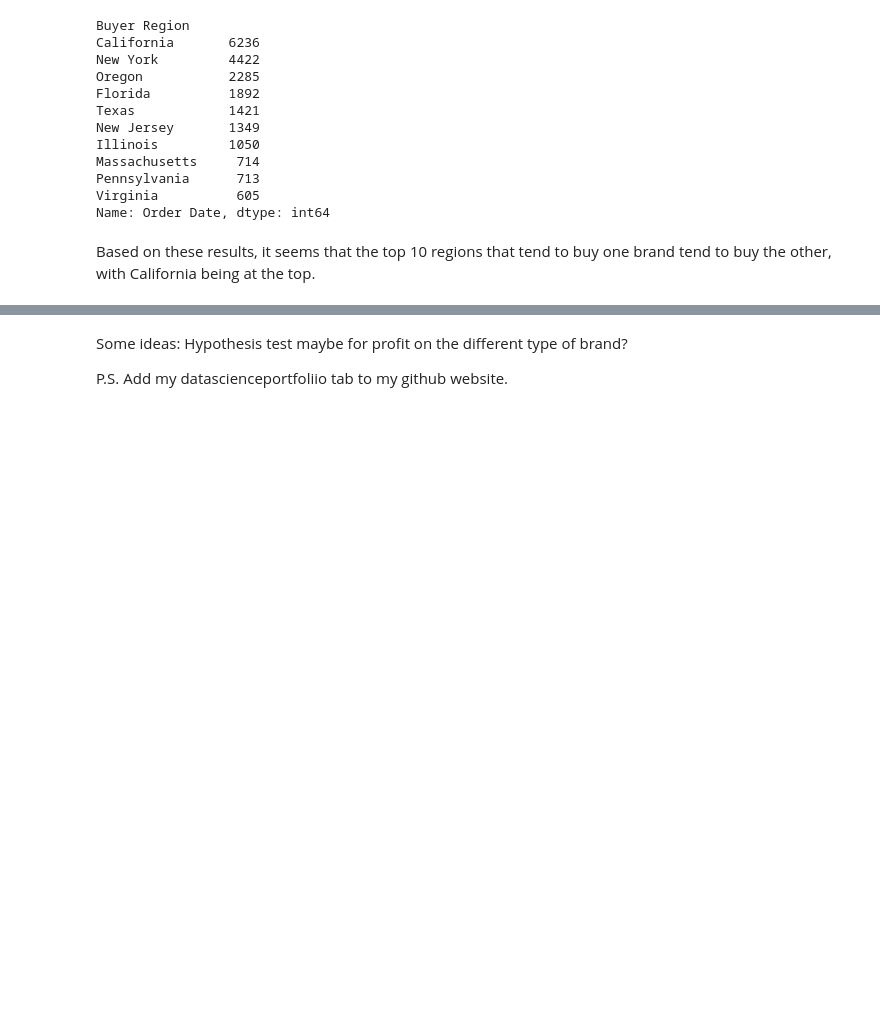
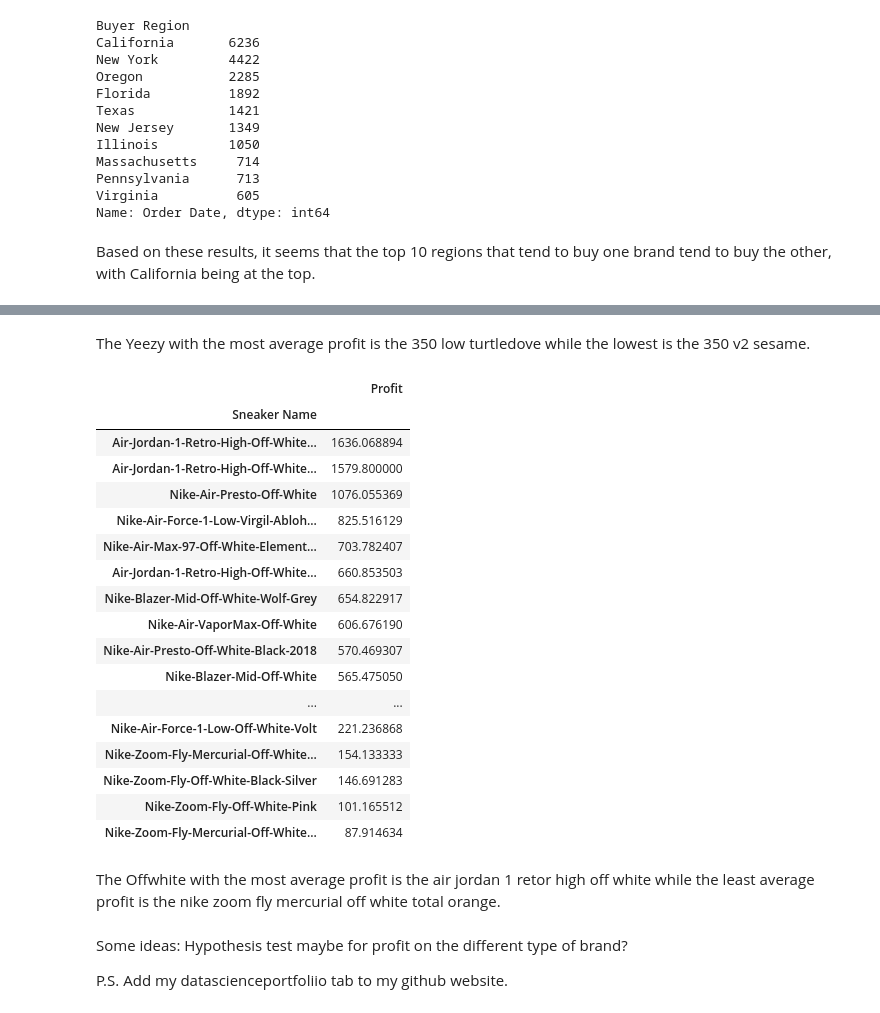
Before and after one commit to timlanwong/DataSciencePortfolio, a Jupyter notebook: Data Exploration/StockxSneakerContest/StockXSneakerContest2019.ipynb, the cells around one changed output, grey strips where cells are left out. Cells and saved outputs as stored; diff of their text form; code cells hidden in the pictures; blank space fills up the shorter version.

```diff
--- a/Data Exploration/StockxSneakerContest/StockXSneakerContest2019.ipynb
+++ b/Data Exploration/StockxSneakerContest/StockXSneakerContest2019.ipynb
@@ -206,3 +241,28 @@ Based on these results, it seems that the top 10 regions that tend to buy one br
+# %% [markdown]
+The Yeezy with the most average profit is the 350 low turtledove while the lowest is the 350 v2 sesame.
+# %%
+offwhite.groupby(['Sneaker Name']).mean()['Profit'].reset_index().sort_values('Profit', ascending = False).set_index('Sneaker Name')
+# %% [output]
+|  | Profit |
+| Sneaker Name |  |
+| Air-Jordan-1-Retro-High-Off-White... | 1636.068894 |
+| Air-Jordan-1-Retro-High-Off-White... | 1579.800000 |
+| Nike-Air-Presto-Off-White | 1076.055369 |
+| Nike-Air-Force-1-Low-Virgil-Abloh... | 825.516129 |
+| Nike-Air-Max-97-Off-White-Element... | 703.782407 |
+| Air-Jordan-1-Retro-High-Off-White... | 660.853503 |
+| Nike-Blazer-Mid-Off-White-Wolf-Grey | 654.822917 |
+| Nike-Air-VaporMax-Off-White | 606.676190 |
+| Nike-Air-Presto-Off-White-Black-2018 | 570.469307 |
+| Nike-Blazer-Mid-Off-White | 565.475050 |
+| ... | ... |
+| Nike-Air-Force-1-Low-Off-White-Volt | 221.236868 |
+| Nike-Zoom-Fly-Mercurial-Off-White... | 154.133333 |
+| Nike-Zoom-Fly-Off-White-Black-Silver | 146.691283 |
+| Nike-Zoom-Fly-Off-White-Pink | 101.165512 |
+| Nike-Zoom-Fly-Mercurial-Off-White... | 87.914634 |
+# %% [markdown]
+The Offwhite with the most average profit is the air jordan 1 retor high off white while the least average profit is the nike zoom fly mercurial off white total orange.
 # %% [markdown]
 Some ideas: Hypothesis test maybe for profit on the different type of brand?
 
```
Also changed, not shown: parts of 9 cells of this notebook.
